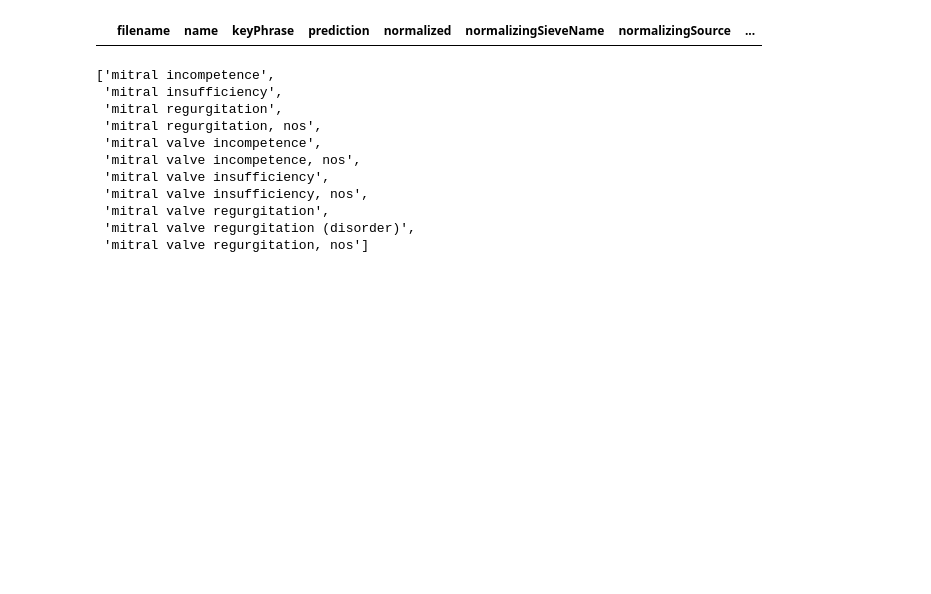
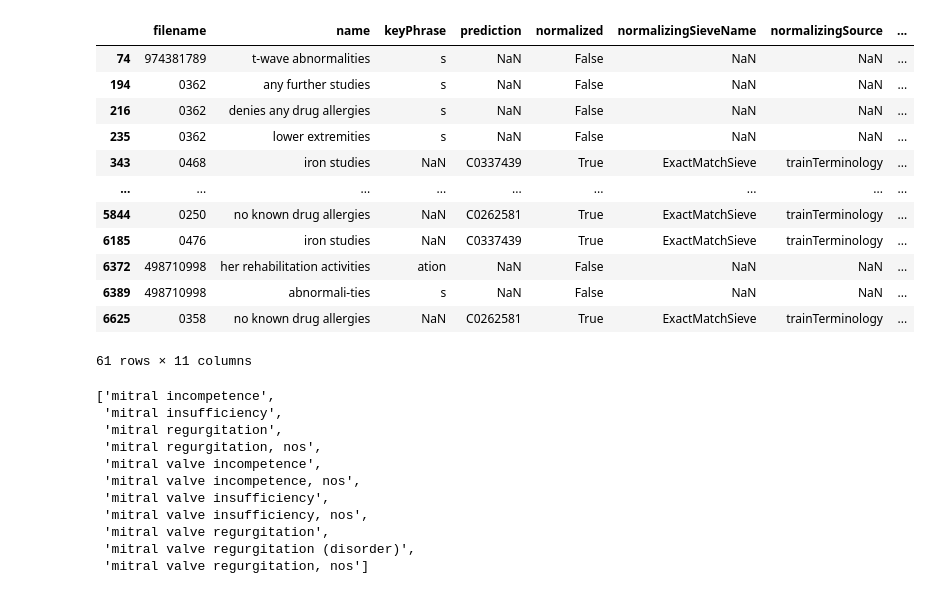
Before and after one commit to etfrenchvcu/disorder-normalizer, a Jupyter notebook: scripts/evaluate.ipynb, the cells around one changed output. Cells and saved outputs as stored; diff of their text form; code cells hidden in the pictures; blank space fills up the shorter version.

```diff
--- a/scripts/evaluate.ipynb
+++ b/scripts/evaluate.ipynb
@@ -239,10 +225,22 @@ omissions[['filename','name','goldNames']].style.set_properties(subset=['goldNam
 [interactive output not drawn]
 # %%
-results[results.name.str.contains('pbi')]
+results[results.name.str.contains('ies')]
 # results[results.normalizingName.notnull() & results.normalizingName.str.contains('tincture')]
 # results[results.normalizingSieveName=='AbbreviationExpansionSieve']
 # %% [output]
 |  | filename | name | keyPhrase | prediction | normalized | normalizingSieveName | normalizingSource | ... |
+| 74 | 974381789 | t-wave abnormalities | s | NaN | False | NaN | NaN | ... |
+| 194 | 0362 | any further studies | s | NaN | False | NaN | NaN | ... |
+| 216 | 0362 | denies any drug allergies | s | NaN | False | NaN | NaN | ... |
+| 235 | 0362 | lower extremities | s | NaN | False | NaN | NaN | ... |
+| 343 | 0468 | iron studies | NaN | C0337439 | True | ExactMatchSieve | trainTerminology | ... |
+| ... | ... | ... | ... | ... | ... | ... | ... | ... |
+| 5844 | 0250 | no known drug allergies | NaN | C0262581 | True | ExactMatchSieve | trainTerminology | ... |
+| 6185 | 0476 | iron studies | NaN | C0337439 | True | ExactMatchSieve | trainTerminology | ... |
+| 6372 | 498710998 | her rehabilitation activities | ation | NaN | False | NaN | NaN | ... |
+| 6389 | 498710998 | abnormali-ties | s | NaN | False | NaN | NaN | ... |
+| 6625 | 0358 | no known drug allergies | NaN | C0262581 | True | ExactMatchSieve | trainTerminology | ... |
+61 rows × 11 columns
 # %%
 cuiName['C0026266']
 # %% [output]
```
Also changed, not shown: parts of 7 cells of this notebook, 4 other files.
